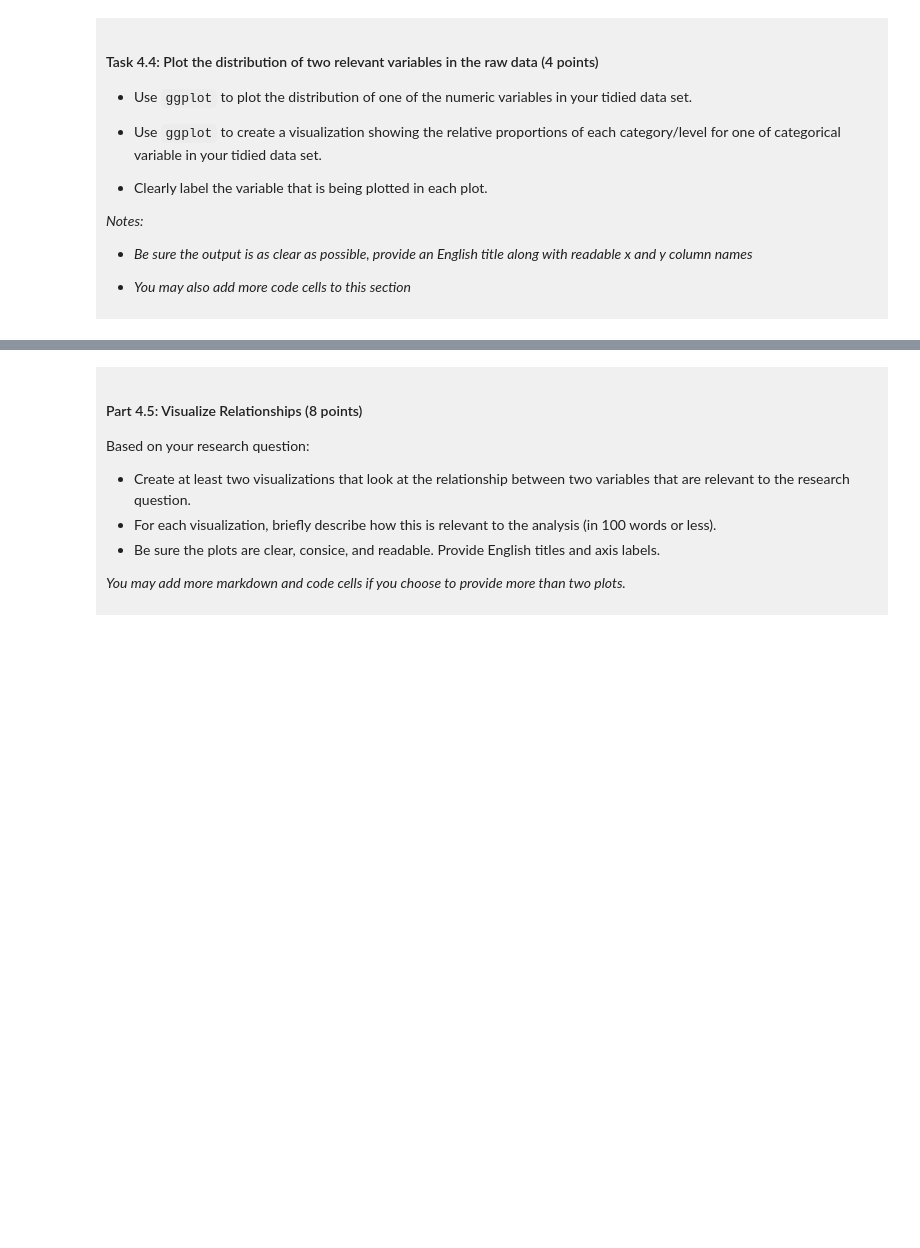
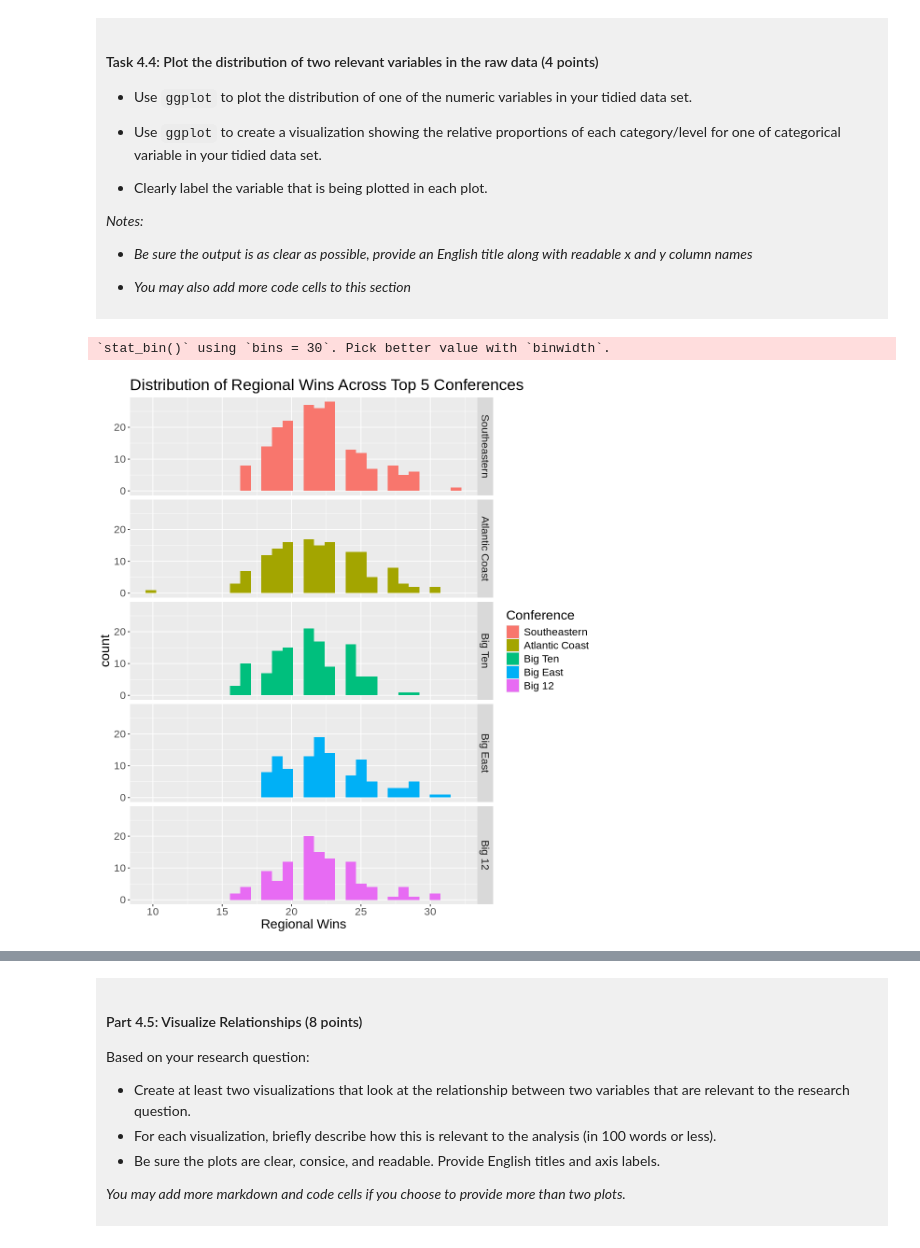
Before and after one commit to abbietwy/dsci-100-project-abbie-tong, a Jupyter notebook: dsci-100-project-notebook.ipynb, the cells around one changed output, grey strips where cells are left out. Cells and saved outputs as stored; diff of their text form; code cells hidden in the pictures; blank space fills up the shorter version.

```diff
--- a/dsci-100-project-notebook.ipynb
+++ b/dsci-100-project-notebook.ipynb
@@ -300,5 +342,18 @@ You will refine your research question (if needed) and produce a tidy data set.
 
 </div>
 # %%
-### EDIT THIS CODE CELL FOR PLOT 1 ###
+options(repr.plot.width = 9, repr.plot.height = 10)
+
+basketball_plot_1 <- basketball_tidy |>
+    ggplot(aes(x = reg_wins, fill = conference)) +
+        geom_histogram(position = "identity") +
+        facet_grid(rows = vars(conference)) +
+        labs(x = "Regional Wins",
+             fill = "Conference",
+             title = "Distribution of Regional Wins Across Top 5 Conferences") +
+        theme(text = element_text(size = 17))
+basketball_plot_1
+# %% [output]
+`stat_bin()` using `bins = 30`. Pick better value with `binwidth`.
+[figure, added]
 # %%
```
Also changed, not shown: parts of 11 cells of this notebook.
